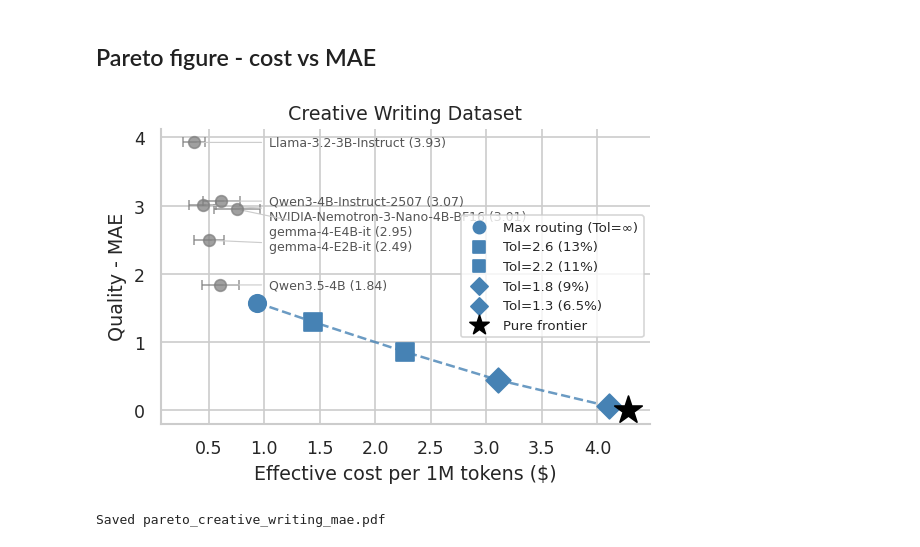
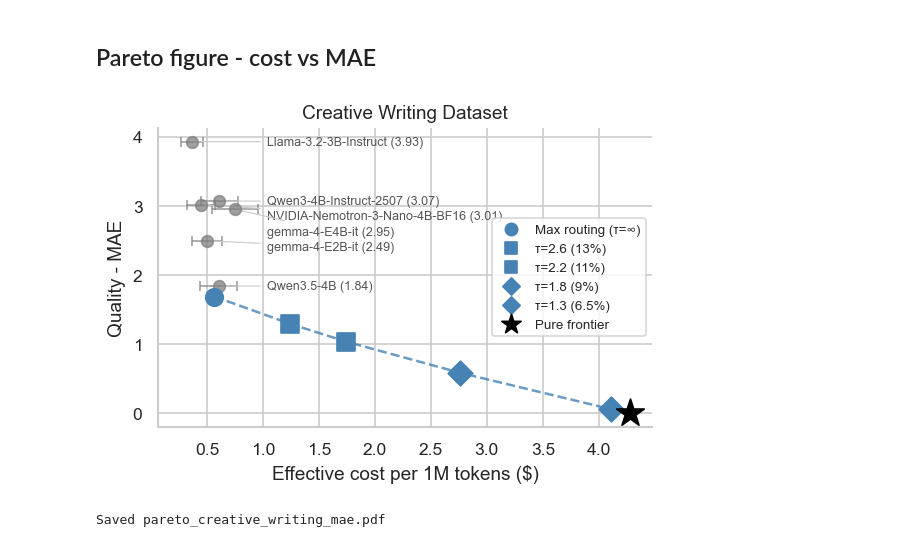
Before and after one commit to JaeHyun-Cha-00/MCP-LLM-as-Judge, a Jupyter notebook: creative_writing/notebooks/03_mojo.ipynb, the cells around one changed output. Saved outputs shown, nothing was run; the diff lists cells and outputs as text; code cells hidden in the pictures.

```diff
--- a/creative_writing/notebooks/03_mojo.ipynb
+++ b/creative_writing/notebooks/03_mojo.ipynb
@@ -280,13 +248,9 @@ for m in evaluator_names:
 # %%
-THRESHOLDS = [("Max routing (Tol=∞)", float("inf")),
-              ("Tol=2.6 (13%)",  2.6),
-              ("Tol=2.2 (11%)",  2.2),
-              ("Tol=1.8 (9%)",   1.8),
-              ("Tol=1.3 (6.5%)", 1.3)]
-
-# Restrict score/rho tables to Step-1-approved candidates
-score_cand = score_table[CANDIDATE_MODELS] if CANDIDATE_MODELS else score_table.iloc[:, :0]
-rho_cand   = rho_table[CANDIDATE_MODELS]   if CANDIDATE_MODELS else rho_table.iloc[:, :0]
+THRESHOLDS = [("Max routing (τ=∞)", float("inf")),
+              ("τ=2.6 (13%)",  2.6),
+              ("τ=2.2 (11%)",  2.2),
+              ("τ=1.8 (9%)",   1.8),
+              ("τ=1.3 (6.5%)", 1.3)]
 
 mojo_rows    = []
 routing_maps = {}
@@ -295,13 +259,11 @@ for label, tau in THRESHOLDS:
     rubric_costs, rubric_maes, rubric_rhos, n_escalated = [], [], [], 0
     routing_map = {}
     for rubric in ALL_CATEGORIES:
-        # Step 1 + Step 2 filter: eligible models with ucb_mae ≤ Tol AND ρ ≥ RHO_MIN
         eligible = []
         for model in CANDIDATE_MODELS:
-            ucb = score_cand.loc[rubric, model]
-            rho = rho_cand.loc[rubric, model]
-            if ucb <= tau and (not pd.isna(rho)) and rho >= RHO_MIN:
-                eligible.append((ucb, model))   # sort by best MAE (paper: "best evaluator")
+            ucb = score_table.loc[rubric, model]
+            if ucb <= tau:
+                eligible.append((ucb, model))
 
         if not eligible:
             rubric_costs.append(CLAUDE_BLENDED)
@@ -314,19 +276,17 @@ for label, tau in THRESHOLDS:
             _, model = eligible[0]
             rubric_costs.append(MODEL_COST.get(model, CLAUDE_BLENDED))
             rubric_maes.append(float(cat_mae.loc[rubric, model]))
-            rubric_rhos.append(float(rho_cand.loc[rubric, model]))
+            rubric_rhos.append(float(rho_table.loc[rubric, model]))
             routing_map[rubric] = model
 
     routing_maps[label] = routing_map
     blended_cost = float(np.mean(rubric_costs))
-    realized_mae = float(np.mean(rubric_maes))
-    realized_rho = float(np.mean(rubric_rhos))
     mojo_rows.append(dict(
         label=label,
         n_escalated=n_escalated,
         blended_cost=blended_cost,
-        realized_mae=realized_mae,
-        realized_rho=realized_rho,
+        realized_mae=float(np.mean(rubric_maes)),
+        realized_rho=float(np.mean(rubric_rhos)),
         reduction=CLAUDE_BLENDED / blended_cost,
     ))
 
@@ -415,7 +375,7 @@ print(f"  → One-time calibration cost is ~{cal_cost_mid / (mojo_no_fb_savings
 ## Pareto figure - cost vs MAE
 # %%
 # Pareto figure - actual cost ($/1M) on x-axis
-FIGURES_DIR = Path("../../neurips_paper2/figures")
+FIGURES_DIR = Path("../figures")
 
 # Compute overall MAE per model from errors
 model_mae = (
@@ -451,34 +411,34 @@ for (_, row), ly in zip(model_info.iterrows(), label_ys):
         fontsize=7.5, color="#555", ha="left", va="center",
         arrowprops=dict(arrowstyle="-", color="#ccc", lw=0.7),
     )
 
 # --- MOJO operating points ---
 marker_map = ["o", "s", "s", "D", "D"]
 mojo_sorted = mojo_df.sort_values("blended_cost").reset_index(drop=True)
 ax.plot(mojo_sorted["blended_cost"], mojo_sorted["realized_mae"],
         "--", color="steelblue", lw=1.5, alpha=0.8, zorder=2)
 
 for i, row in mojo_sorted.iterrows():
     ax.scatter(row["blended_cost"], row["realized_mae"],
                s=110, marker=marker_map[i], color="steelblue", zorder=4,
                label=row["label"])
 
 # --- Pure frontier ---
 ax.scatter(CLAUDE_BLENDED, 0, marker="*", s=300, color="black", zorder=5,
            label="Pure frontier")
 
 ax.set_xlabel("Effective cost per 1M tokens ($)")
 ax.set_ylabel("Quality - MAE")
 ax.set_title("Creative Writing Dataset")
 ax.legend(loc="center right", fontsize=8, frameon=True, markerscale=0.7)
 sns.despine()
 plt.tight_layout()
 plt.savefig(FIGURES_DIR / "pareto_creative_writing_mae.pdf", bbox_inches="tight")
 plt.savefig(FIGURES_DIR / "pareto_creative_writing_mae.png", dpi=150, bbox_inches="tight")
 plt.show()
 print("Saved pareto_creative_writing_mae.pdf")
 # %% [output]
-[figure, old version]
+[figure, new version]
 Saved pareto_creative_writing_mae.pdf
 # %%
 # Pareto figure - Spearman ρ on y-axis
```
Also changed, not shown: parts of 5 cells of this notebook, 9 other files.
